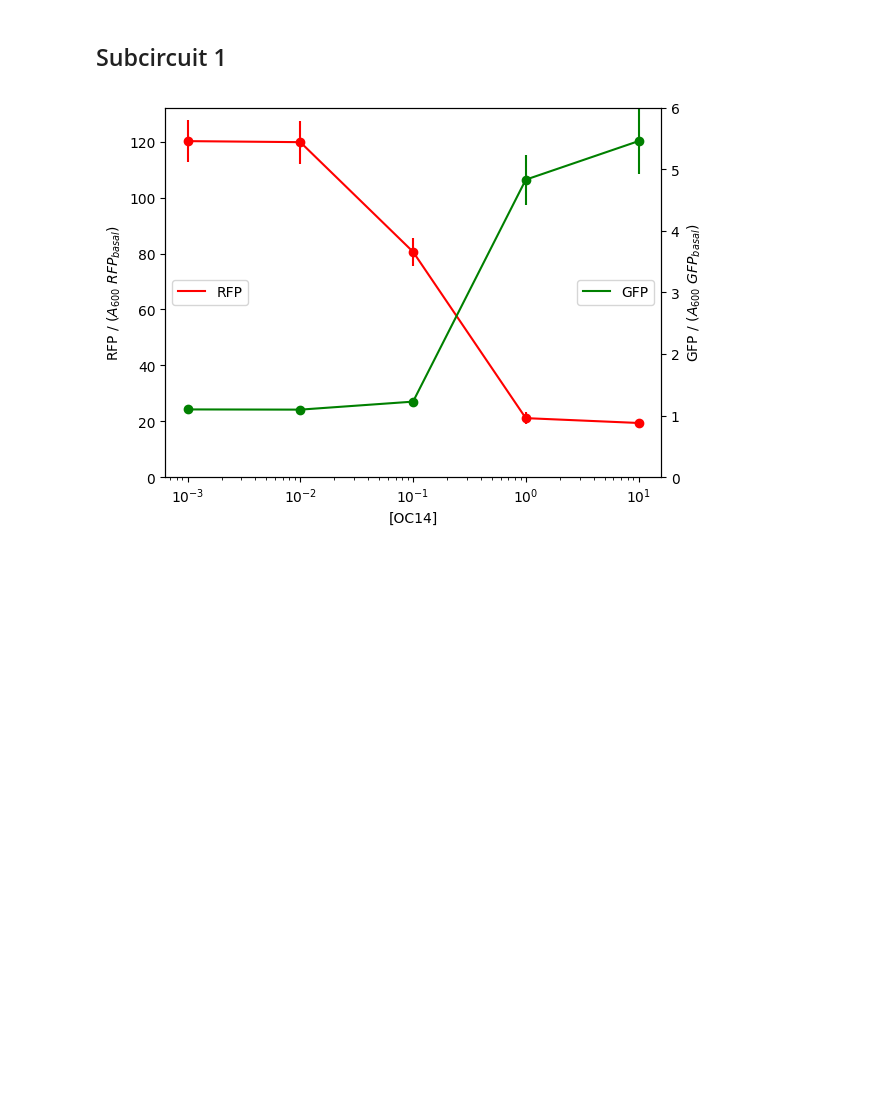
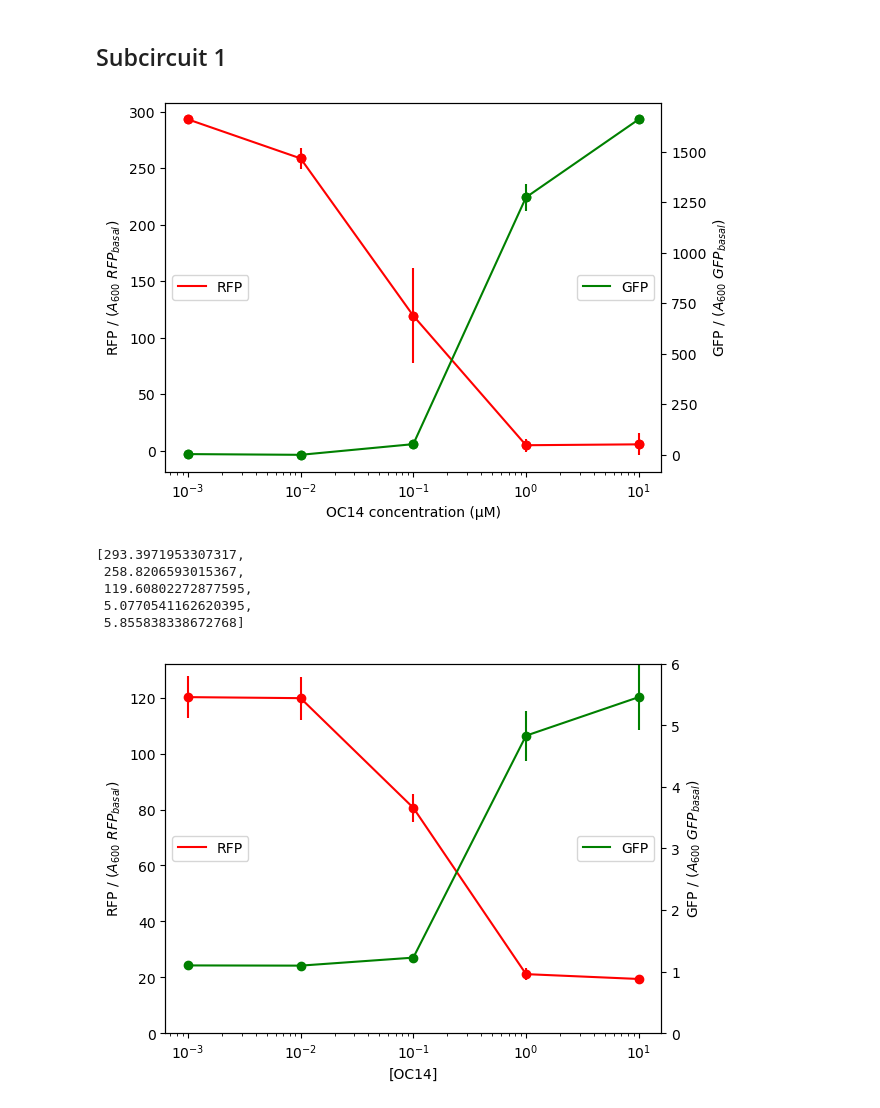
Before and after one commit to martinaoliver/modelling, a Jupyter notebook: 3954/dose_response/analytical_doseResponse.ipynb, the cells around one changed output. Drawn from its saved outputs; the diff is of its cells as text; code cells hidden in the pictures; blank space fills up the shorter version.

```diff
--- a/3954/dose_response/analytical_doseResponse.ipynb
+++ b/3954/dose_response/analytical_doseResponse.ipynb
@@ -94,6 +94,44 @@ def subcircuit11_doseResponse(OC14,muv, Vf, kv, Kvb, nvb,Ve,Kfe,nfe):
     return E,F
 # %% [markdown]
 ## Subcircuit 1
+# %%
+def plotData(inducer, rfpExp_list, gfpExp_list, semRed, semGreen,pad=0.01, inducerName='OC14'):
+    fig,ax = plt.subplots()
+
+    ax.plot(inducer,rfpExp_list,label='RFP', c='red')
+    ax.scatter(inducer,rfpExp_list, c='red')
+    ax.errorbar(inducer,rfpExp_list,yerr=semRed,c='red',fmt='o')
+    ax.legend(loc='center left') #upper right
+    ax.set_ylabel('RFP / ($A_{600}$ $RFP_{basal})$')
+    ax.set_xscale('log')
+
+
+    ax2=ax.twinx()
+    ax2.plot(inducer,gfpExp_list,label='GFP', c='green')
+    ax2.scatter(inducer,gfpExp_list, c='green')
+    ax2.errorbar(inducer,gfpExp_list,yerr=semGreen,c='green',fmt='o')
+    ax2.legend(loc='center right') #upper left
+    ax2.set_ylabel('GFP / ($A_{600}$ $GFP_{basal})$')
+    ax.set_xscale('log')
+
+    ax.set_xlabel(f'{inducerName} concentration (µM)')
+
+    plt.show()
+
+doseResponseExp = pkl.load(open('input/liquid_culture/curatedData/subcircuit1_circuit14_doseResponseOC14_maxATC.pkl','rb'))
+OC14_list = list(doseResponseExp['OC14']); gfpExp_list = list(doseResponseExp['mean_gfp']); rfpExp_list = list(doseResponseExp['mean_rfp'])
+semGreen = doseResponseExp['std_gfp']; semRed = doseResponseExp['std_rfp']
+
+
+plotData(OC14_list, rfpExp_list, gfpExp_list, semRed, semGreen)
+rfpExp_list
+# %% [output]
+[figure, added]
+[293.3971953307317,
+ 258.8206593015367,
+ 119.60802272877595,
+ 5.0770541162620395,
+ 5.855838338672768]
 # %%
 doseResponseExp = pkl.load(open('input/subcircuit1_circuit14_doseResponse_maxATC.pkl','rb'))
 AHL_list = list(doseResponseExp['AHL_list']); gfpExp_list = list(doseResponseExp['maxATC_doseResponse_gfp']); rfpExp_list = list(doseResponseExp['maxATC_doseResponse_rfp'])
```
Also changed, not shown: parts of 33 cells of this notebook, 38 other files.
